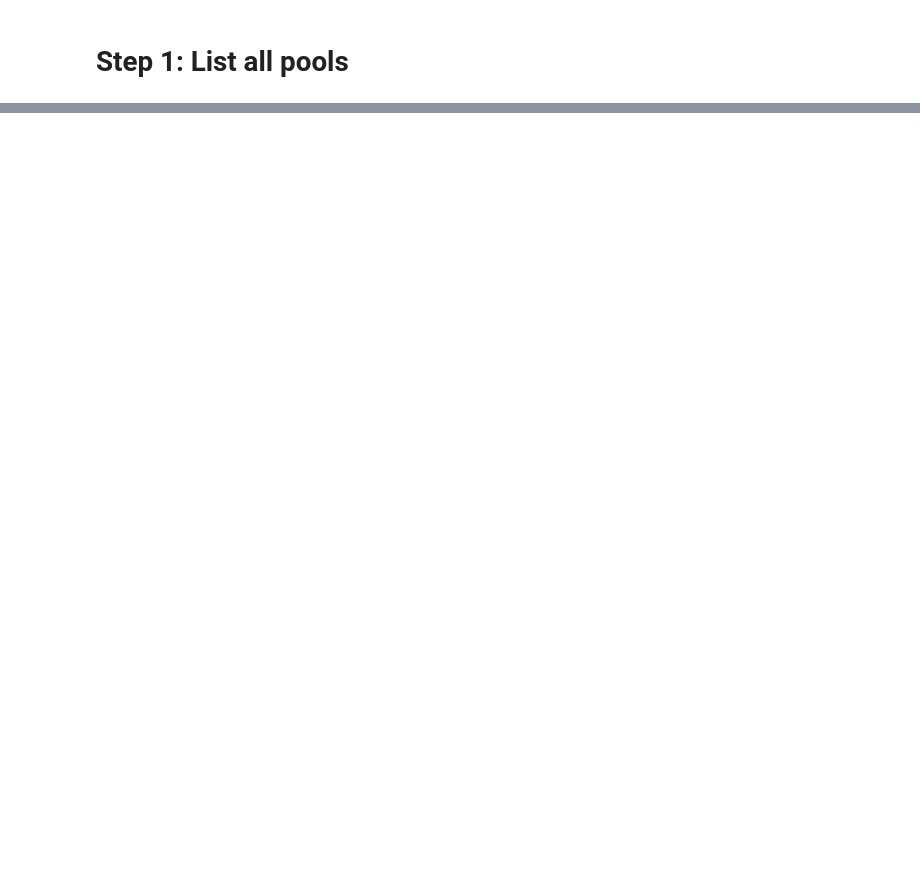
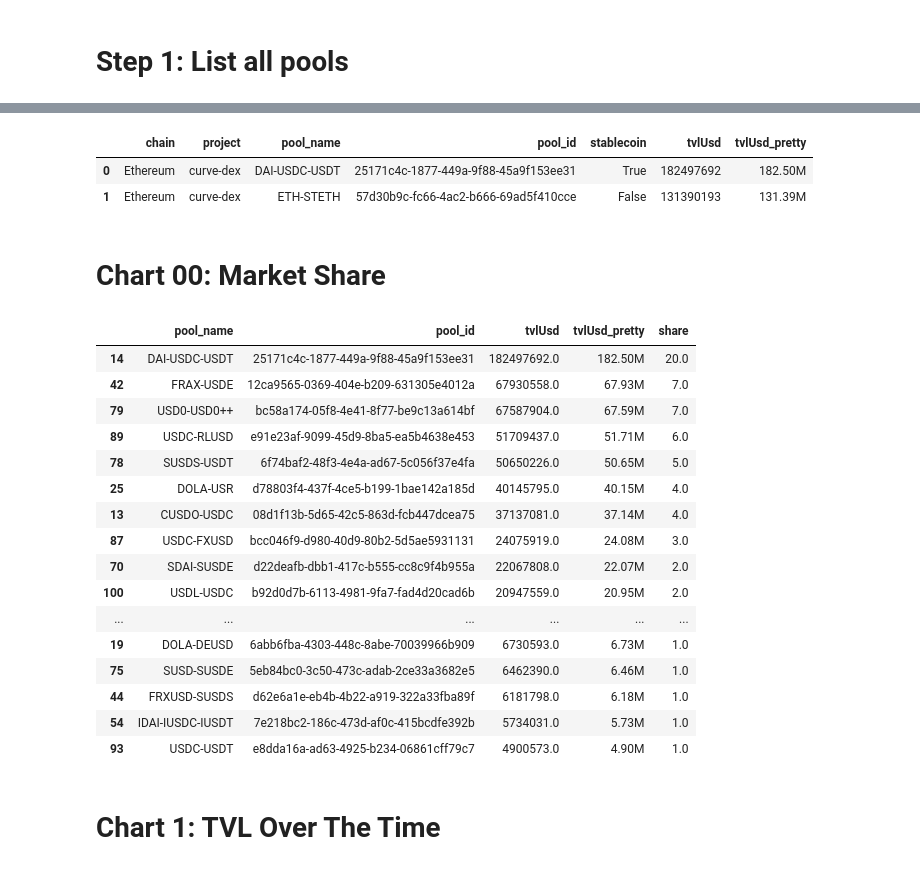
Before and after one commit to bellatrix-ds/onchain-analytics, a Jupyter notebook: 01_Market_Making/Market Making.ipynb, the cells around one changed output, grey strips where cells are left out. Saved outputs shown, nothing was run; the diff lists cells and outputs as text; code cells hidden in the pictures; blank space fills up the shorter version.

```diff
--- a/01_Market_Making/Market Making.ipynb
+++ b/01_Market_Making/Market Making.ipynb
@@ -465,0 +91,8 @@ ValueError: All arrays must be of the same length
+# %%
+df_curve_eth.head(2)
+# %% [output]
+|  | chain | project | pool_name | pool_id | stablecoin | tvlUsd | tvlUsd_pretty |
+| 0 | Ethereum | curve-dex | DAI-USDC-USDT | 25171c4c-1877-449a-9f88-45a9f153ee31 | True | 182497692 | 182.50M |
+| 1 | Ethereum | curve-dex | ETH-STETH | 57d30b9c-fc66-4ac2-b666-69ad5f410cce | False | 131390193 | 131.39M |
+# %% [markdown]
+# Chart 00: Market Share
@@ -465,0 +105,24 @@ ValueError: All arrays must be of the same length
+# %%
+# pull out for chart 1
+#df_result.to_csv('/Users/bahareh/Desktop/My_Job/BlochChain/Git/onchain-analytics/01_Market_Making/df_tvl.csv')
+df_c1[df_c1['share'] > 0]
+# %% [output]
+|  | pool_name | pool_id | tvlUsd | tvlUsd_pretty | share |
+| 14 | DAI-USDC-USDT | 25171c4c-1877-449a-9f88-45a9f153ee31 | 182497692.0 | 182.50M | 20.0 |
+| 42 | FRAX-USDE | 12ca9565-0369-404e-b209-631305e4012a | 67930558.0 | 67.93M | 7.0 |
+| 79 | USD0-USD0++ | bc58a174-05f8-4e41-8f77-be9c13a614bf | 67587904.0 | 67.59M | 7.0 |
+| 89 | USDC-RLUSD | e91e23af-9099-45d9-8ba5-ea5b4638e453 | 51709437.0 | 51.71M | 6.0 |
+| 78 | SUSDS-USDT | 6f74baf2-48f3-4e4a-ad67-5c056f37e4fa | 50650226.0 | 50.65M | 5.0 |
+| 25 | DOLA-USR | d78803f4-437f-4ce5-b199-1bae142a185d | 40145795.0 | 40.15M | 4.0 |
+| 13 | CUSDO-USDC | 08d1f13b-5d65-42c5-863d-fcb447dcea75 | 37137081.0 | 37.14M | 4.0 |
+| 87 | USDC-FXUSD | bcc046f9-d980-40d9-80b2-5d5ae5931131 | 24075919.0 | 24.08M | 3.0 |
+| 70 | SDAI-SUSDE | d22deafb-dbb1-417c-b555-cc8c9f4b955a | 22067808.0 | 22.07M | 2.0 |
+| 100 | USDL-USDC | b92d0d7b-6113-4981-9fa7-fad4d20cad6b | 20947559.0 | 20.95M | 2.0 |
+| ... | ... | ... | ... | ... | ... |
+| 19 | DOLA-DEUSD | 6abb6fba-4303-448c-8abe-70039966b909 | 6730593.0 | 6.73M | 1.0 |
+| 75 | SUSD-SUSDE | 5eb84bc0-3c50-473c-adab-2ce33a3682e5 | 6462390.0 | 6.46M | 1.0 |
+| 44 | FRXUSD-SUSDS | d62e6a1e-eb4b-4b22-a919-322a33fba89f | 6181798.0 | 6.18M | 1.0 |
+| 54 | IDAI-IUSDC-IUSDT | 7e218bc2-186c-473d-af0c-415bcdfe392b | 5734031.0 | 5.73M | 1.0 |
+| 93 | USDC-USDT | e8dda16a-ad63-4925-b234-06861cff79c7 | 4900573.0 | 4.90M | 1.0 |
+# %% [markdown]
+# Chart 1: TVL Over The Time
```
Also changed, not shown: parts of 61 cells of this notebook, 3 other files.
